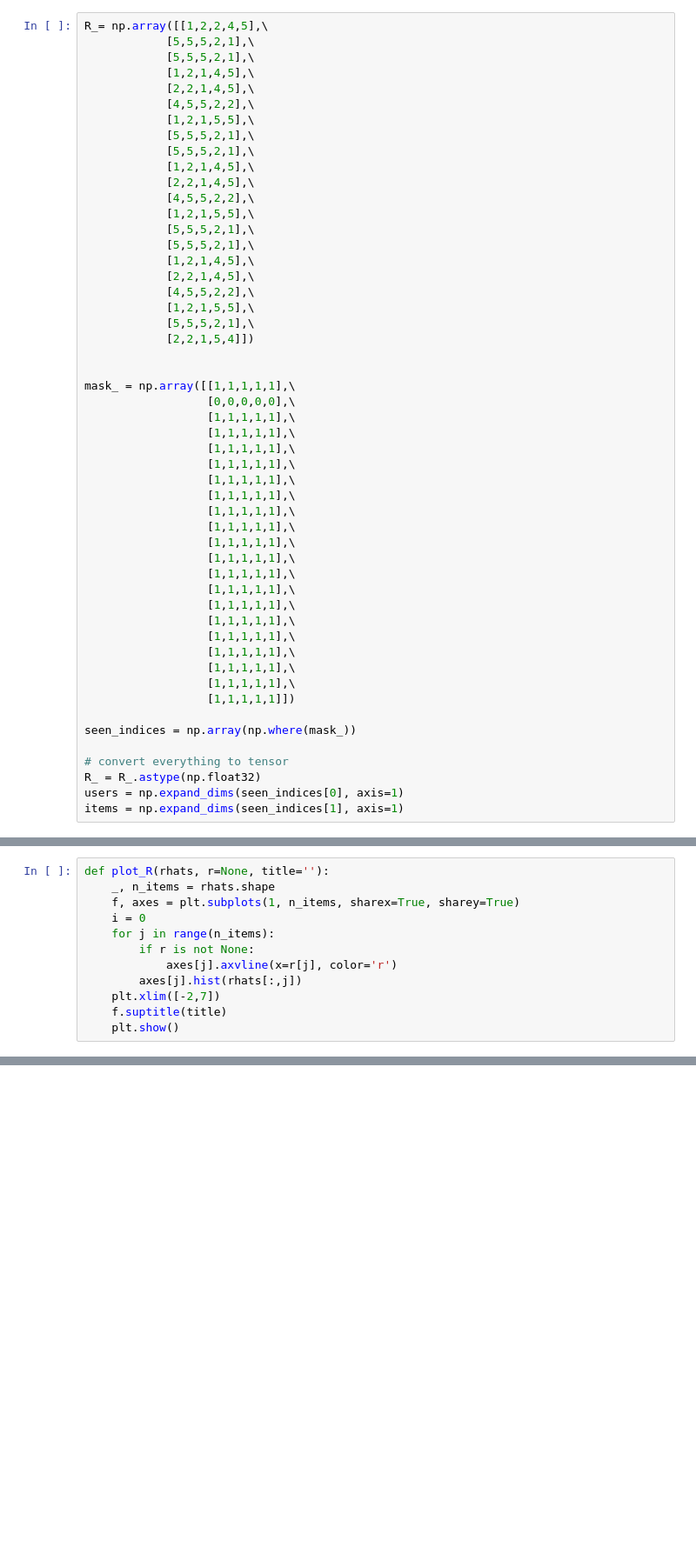
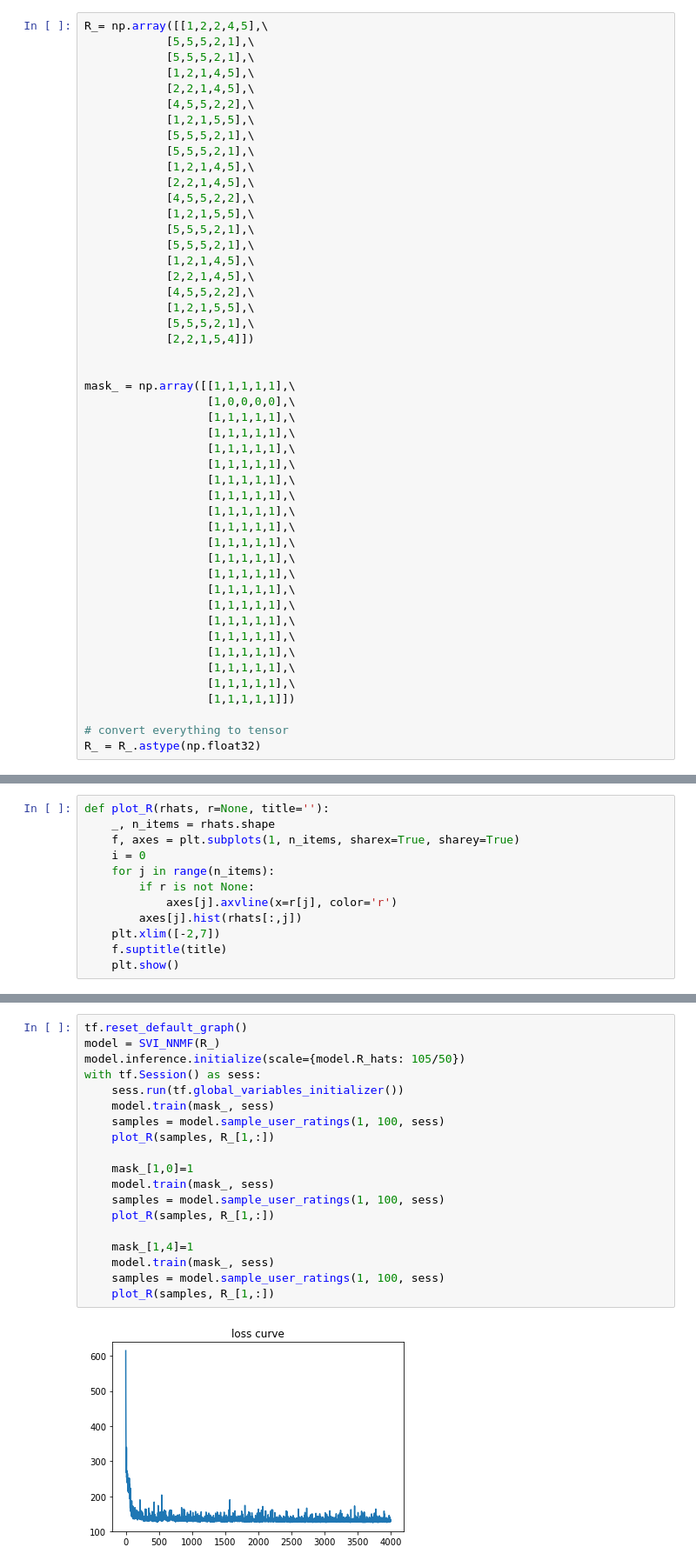
Before and after one commit to esdu/csc2541_project, a Jupyter notebook: models/test_svi_nnmf_edward.ipynb, the cells around one changed output, grey strips where cells are left out. Shown at 87% size. Cells and saved outputs as stored; diff of their text form; blank space fills up the shorter version.

```diff
--- a/models/test_svi_nnmf_edward.ipynb
+++ b/models/test_svi_nnmf_edward.ipynb
@@ -38,7 +42,7 @@ R_= np.array([[1,2,2,4,5],\
 
 
 mask_ = np.array([[1,1,1,1,1],\
-                  [0,0,0,0,0],\
+                  [1,0,0,0,0],\
                   [1,1,1,1,1],\
                   [1,1,1,1,1],\
                   [1,1,1,1,1],\
@@ -59,9 +63,5 @@ mask_ = np.array([[1,1,1,1,1],\
                   [1,1,1,1,1],\
                   [1,1,1,1,1]])
 
-seen_indices = np.array(np.where(mask_))
-
 # convert everything to tensor
 R_ = R_.astype(np.float32)
-users = np.expand_dims(seen_indices[0], axis=1)
-items = np.expand_dims(seen_indices[1], axis=1)
@@ -393,0 +80,21 @@ with tf.Session() as sess:
+# %%
+tf.reset_default_graph()
+model = SVI_NNMF(R_)
+model.inference.initialize(scale={model.R_hats: 105/50})
+with tf.Session() as sess:
+    sess.run(tf.global_variables_initializer())
+    model.train(mask_, sess)
+    samples = model.sample_user_ratings(1, 100, sess)
+    plot_R(samples, R_[1,:])
+
+    mask_[1,0]=1
+    model.train(mask_, sess)
+    samples = model.sample_user_ratings(1, 100, sess)
+    plot_R(samples, R_[1,:])
+
+    mask_[1,4]=1
+    model.train(mask_, sess)
+    samples = model.sample_user_ratings(1, 100, sess)
+    plot_R(samples, R_[1,:])
+# %% [output]
+[figure, added]
```
Also changed, not shown: parts of 6 cells of this notebook, 1 other file.
